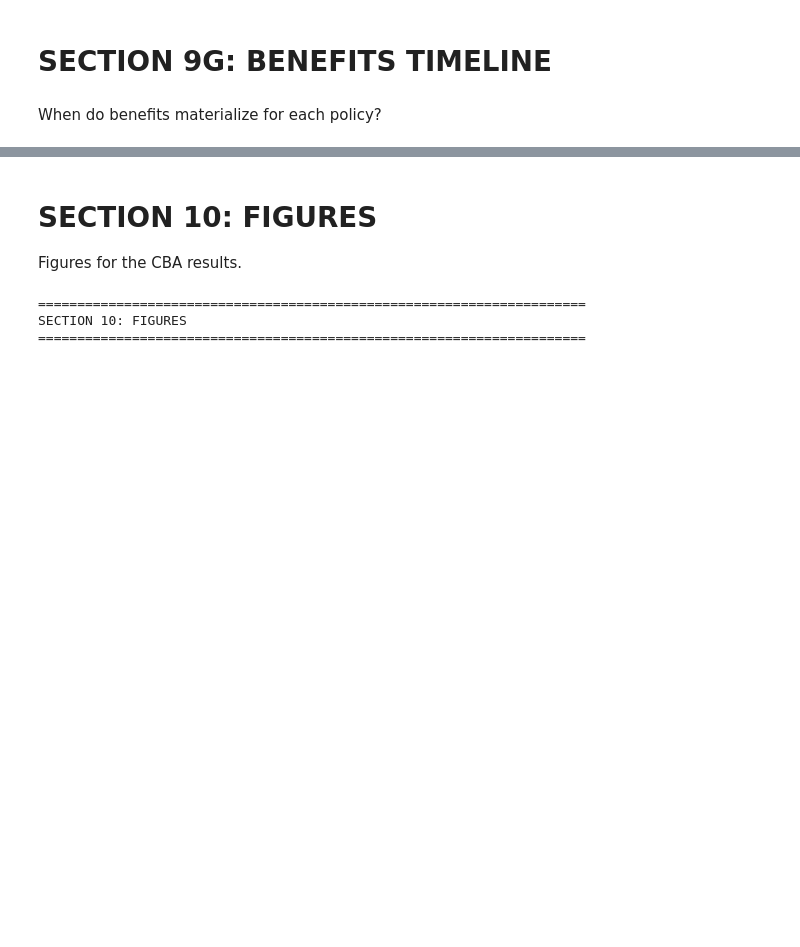
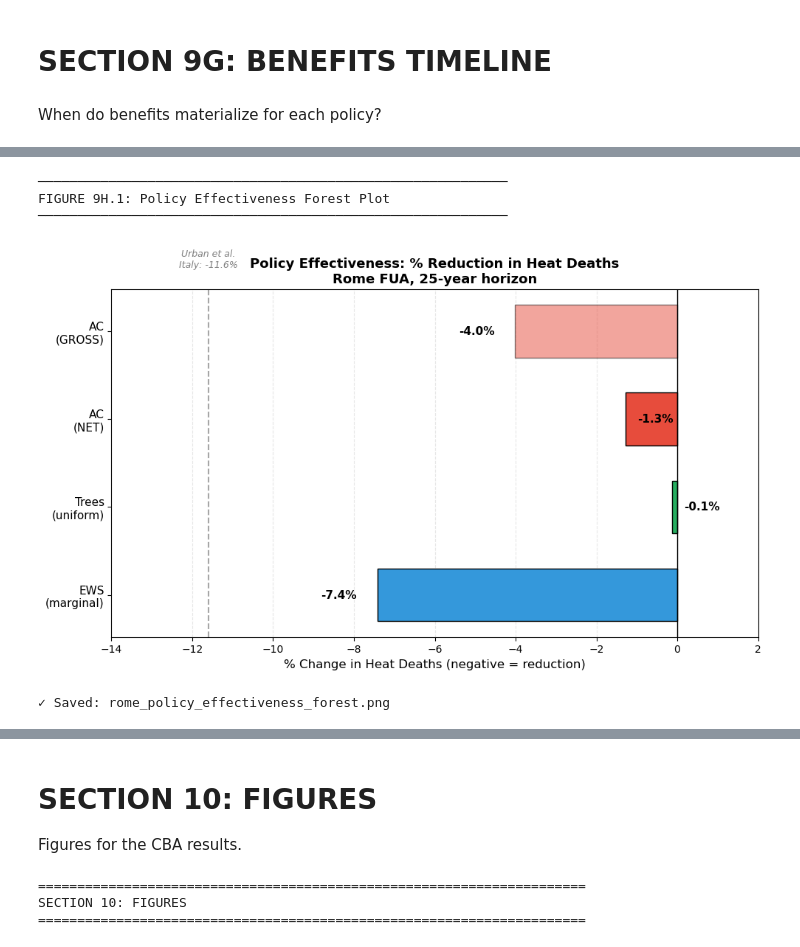
Before and after one commit to URBADAPT/URBADAPT-HEAT, a Jupyter notebook: urban-heat/notebooks/city_agnostic/January2026/08_CBA_0126.ipynb, the cells around one changed output, grey strips where cells are left out. Saved outputs shown, nothing was run; the diff lists cells and outputs as text; code cells hidden in the pictures; blank space fills up the shorter version.

```diff
--- a/urban-heat/notebooks/city_agnostic/January2026/08_CBA_0126.ipynb
+++ b/urban-heat/notebooks/city_agnostic/January2026/08_CBA_0126.ipynb
@@ -2252,0 +2765,56 @@ ADDITIONAL ANALYSES COMPLETE
+# %%
+print("\n" + "─"*60)
+print("FIGURE 9H.1: Policy Effectiveness Forest Plot")
+print("─"*60)
+
+fig, ax = plt.subplots(figsize=(10, 6))
+
+policies = ["EWS\n(marginal)", "Trees\n(uniform)", "AC\n(NET)", "AC\n(GROSS)"]
+reductions = [-pct_ews, -pct_trees, -pct_ac_net, -pct_ac_gross]  # Negative = reduction
+colors = ["#3498db", "#27ae60", "#e74c3c", "#e74c3c"]
+alphas = [1.0, 1.0, 1.0, 0.5]
+
+y_pos = np.arange(len(policies))
+
+# Plot bars individually to handle different alphas
+for i, (y, val, color, alpha) in enumerate(zip(y_pos, reductions, colors, alphas)):
+    ax.barh(y, val, color=color, alpha=alpha, edgecolor='black', height=0.6)
+
+# Add value labels
+for i, (y, val) in enumerate(zip(y_pos, reductions)):
+    label_x = val - 0.5 if val < -2 else val + 0.3
+    ha = 'right' if val < -2 else 'left'
+    ax.text(label_x, y, f'{val:.1f}%',
+            va='center', ha=ha, fontsize=11, fontweight='bold')
+
+# Reference line
+ax.axvline(0, color='black', linewidth=1)
+
+# Urban et al. Italy reference
+ax.axvline(-11.6, color='gray', linestyle='--', linewidth=1.5, alpha=0.7)
+ax.text(-11.6, len(policies) - 0.3, 'Urban et al.\nItaly: -11.6%',
+        ha='center', va='bottom', fontsize=9, color='gray', style='italic')
+
+ax.set_yticks(y_pos)
+ax.set_yticklabels(policies, fontsize=11)
+ax.set_xlabel("% Change in Heat Deaths (negative = reduction)", fontsize=12)
+ax.set_title(f"Policy Effectiveness: % Reduction in Heat Deaths\n{CITY.title()} FUA, 25-year horizon",
+             fontsize=13, fontweight='bold')
+
+# Add grid
+ax.xaxis.grid(True, linestyle='--', alpha=0.3)
+ax.set_axisbelow(True)
+
+# Set x limits
+ax.set_xlim(-14, 2)
+
+plt.tight_layout()
+plt.savefig(FIG_DIR / f"{SLUG}_policy_effectiveness_forest.png", dpi=150, bbox_inches='tight')
+plt.show()
+print(f"✓ Saved: {SLUG}_policy_effectiveness_forest.png")
+# %% [output]
+────────────────────────────────────────────────────────────
+FIGURE 9H.1: Policy Effectiveness Forest Plot
+────────────────────────────────────────────────────────────
+[figure, added]
+✓ Saved: rome_policy_effectiveness_forest.png
```
Also changed, not shown: parts of 39 cells of this notebook, 6 other files.
